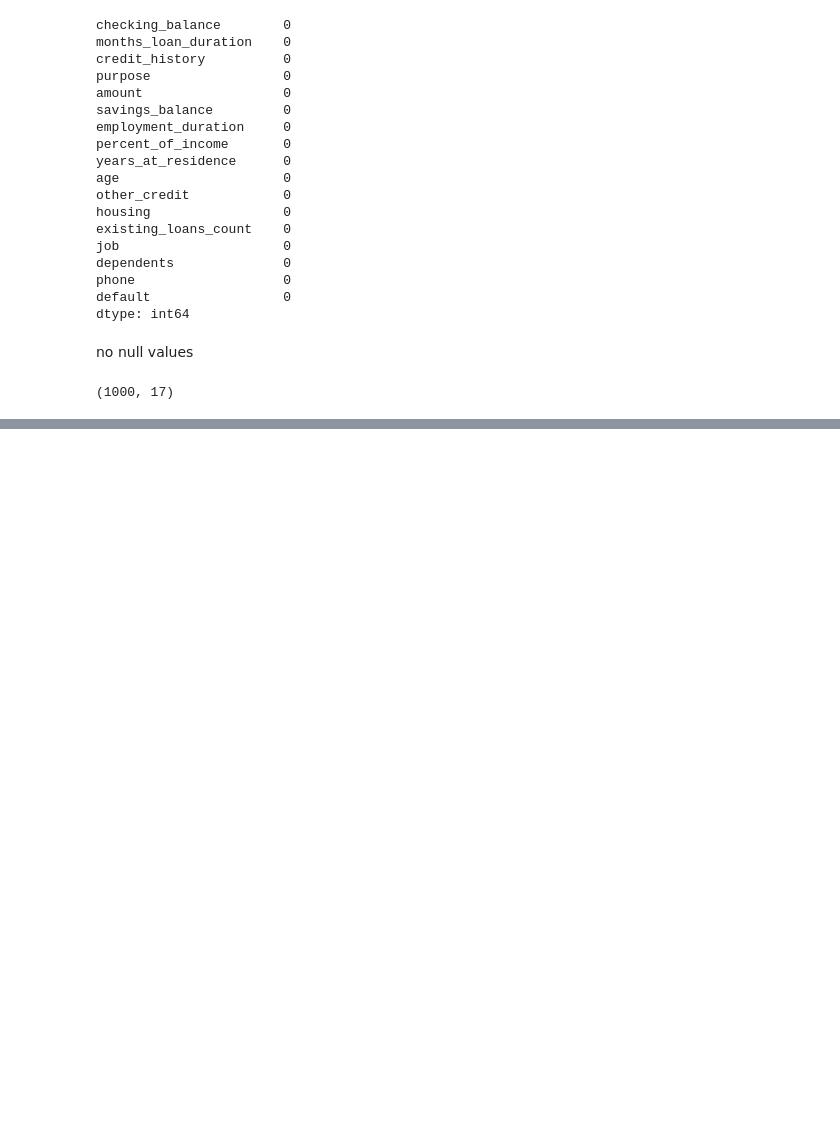
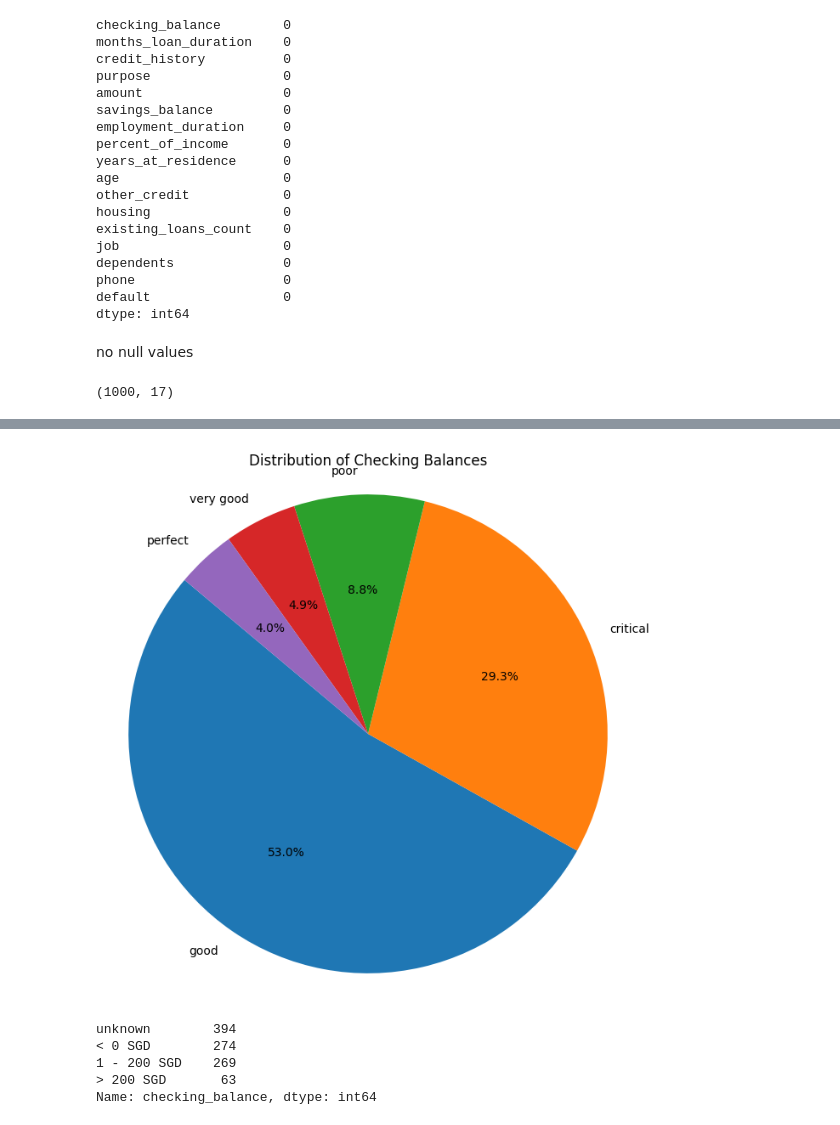
Before and after one commit to vanshikagoyal6396/MLCOE_TASK_, a Jupyter notebook: ClassificationTask.ipynb, the cells around one changed output, grey strips where cells are left out. Saved outputs shown, nothing was run; the diff lists cells and outputs as text; code cells hidden in the pictures; blank space fills up the shorter version.

```diff
--- a/ClassificationTask.ipynb
+++ b/ClassificationTask.ipynb
@@ -103,0 +146,20 @@ df.describe()
+# %%
+labels=v2.index
+sizes=v2.values
+# %%
+plt.figure(figsize=(8, 8))
+plt.pie(sizes, labels=labels, autopct='%1.1f%%', startangle=140)
+plt.axis('equal')
+plt.title('Distribution of Checking Balances')
+plt.show()
+# %% [output]
+[figure, added]
+# %%
+#checking the balance
+df['checking_balance'].value_counts()
+# %% [output]
+unknown        394
+< 0 SGD        274
+1 - 200 SGD    269
+> 200 SGD       63
+Name: checking_balance, dtype: int64
```
Also changed, not shown: parts of 15 cells of this notebook.
